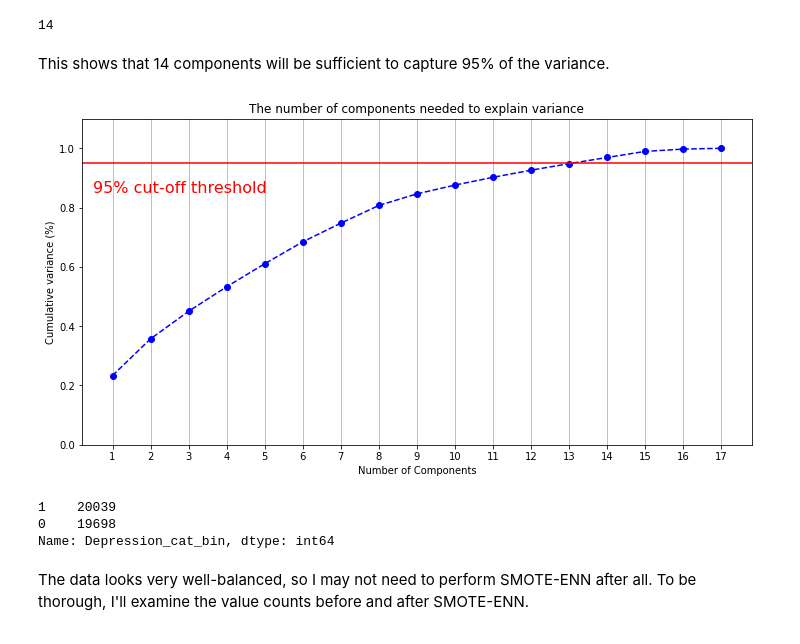
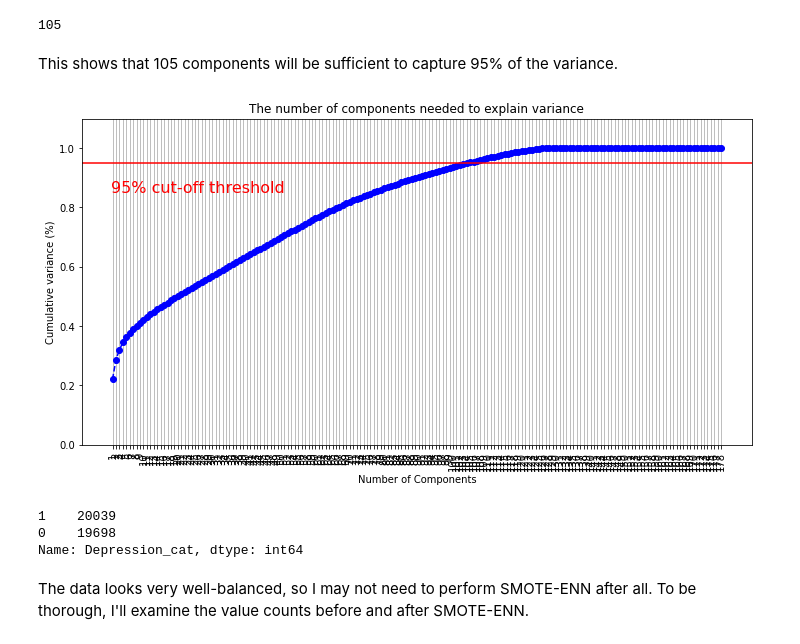
Before and after one commit to tfgerling/Final_project, a Jupyter notebook: Just Jamie thinking about data modeling.ipynb, the cells around one changed output. Cells and saved outputs as stored; diff of their text form; code cells hidden in the pictures.

```diff
--- a/Just Jamie thinking about data modeling.ipynb
+++ b/Just Jamie thinking about data modeling.ipynb
@@ -143,0 +69,11 @@ X = df.iloc[:,:17]
+# %%
+# Target variable will determine severe depression. Levels 3 or 4 indicates severe depression.  So 1 means the individual has
+# severe depression, while 0 means they do not.
+
+for i in range(len(df)):
+    if df['Depression_cat'][i] == 3 or df['Depression_cat'][i] == 4:
+        df['Depression_cat'][i] = 1
+    else:
+        df['Depression_cat'][i] = 0
+
+df['Depression_cat']
@@ -144,54 +93,56 @@ X = df.iloc[:,:17]
 # %%
-# Apply MinMaxScaler for PCA
 scaler = MinMaxScaler()
-X_rescaled = scaler.fit_transform(X)
+df_rescaled = scaler.fit_transform(df)
 # %%
 # 95% of variance
 pca = PCA(n_components = 0.95)
-pca.fit(X_rescaled)
-reduced_ninety_five = pca.transform(X_rescaled)
+pca.fit(df_rescaled)
+reduced_ninety_five = pca.transform(df_rescaled)
 no_comp = reduced_ninety_five.shape[1]
 no_comp
 # %% [output]
-14
+105
 # %% [markdown]
-This shows that 14 components will be sufficient to capture 95% of the variance.
+This shows that 105 components will be sufficient to capture 95% of the variance.
 # %%
 # Visualizing the PCA determination of number of components
 
-pca = PCA().fit(X_rescaled)
+pca = PCA().fit(df_rescaled)
 
 plt.rcParams["figure.figsize"] = (12,6)
 
 fig, ax = plt.subplots()
-xi = np.arange(1, 18, step=1)
+xi = np.arange(1, 179, step=1)
 y = np.cumsum(pca.explained_variance_ratio_)
 
 plt.ylim(0.0,1.1)
 plt.plot(xi, y, marker='o', linestyle='--', color='b')
 
 plt.xlabel('Number of Components')
-plt.xticks(np.arange(1, 18, step=1)) #change from 0-based array index to 1-based human-readable label
+plt.xticks(np.arange(1, 179, step=1), rotation=90) #change from 0-based array index to 1-based human-readable label
 plt.ylabel('Cumulative variance (%)')
 plt.title('The number of components needed to explain variance')
 
 plt.axhline(y=0.95, color='r', linestyle='-')
 plt.text(0.5, 0.85, '95% cut-off threshold', color = 'red', fontsize=16)
 
 ax.grid(axis='x')
 plt.show()
 # %% [output]
-[figure, old version]
+[figure, new version]
 # %%
+# Slice feature columns from dataframe for X
+X = df.iloc[:,:172]
+
 # Three different output columns to examine
-y = df['Depression_cat_bin']
+y = df['Depression_cat']
 
 # Check balance of dataset
 y.value_counts()
 # %% [output]
 1    20039
 0    19698
-Name: Depression_cat_bin, dtype: int64
+Name: Depression_cat, dtype: int64
 # %% [markdown]
 The data looks very well-balanced, so I may not need to perform SMOTE-ENN after all.  To be thorough, I'll examine the value counts before and after SMOTE-ENN.
 # %%
```
Also changed, not shown: parts of 20 cells of this notebook, 1 other file.
